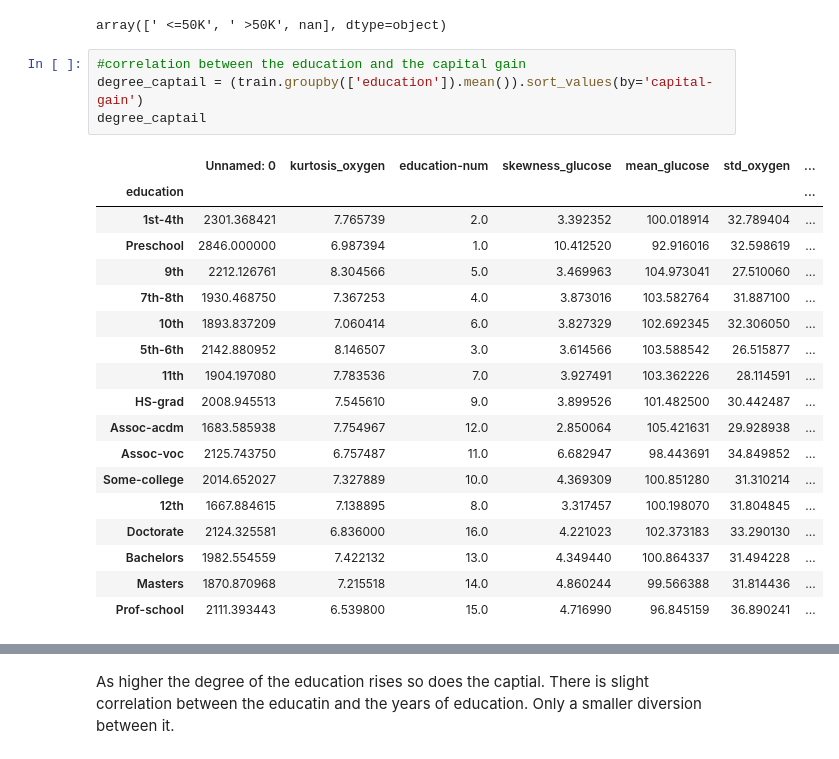
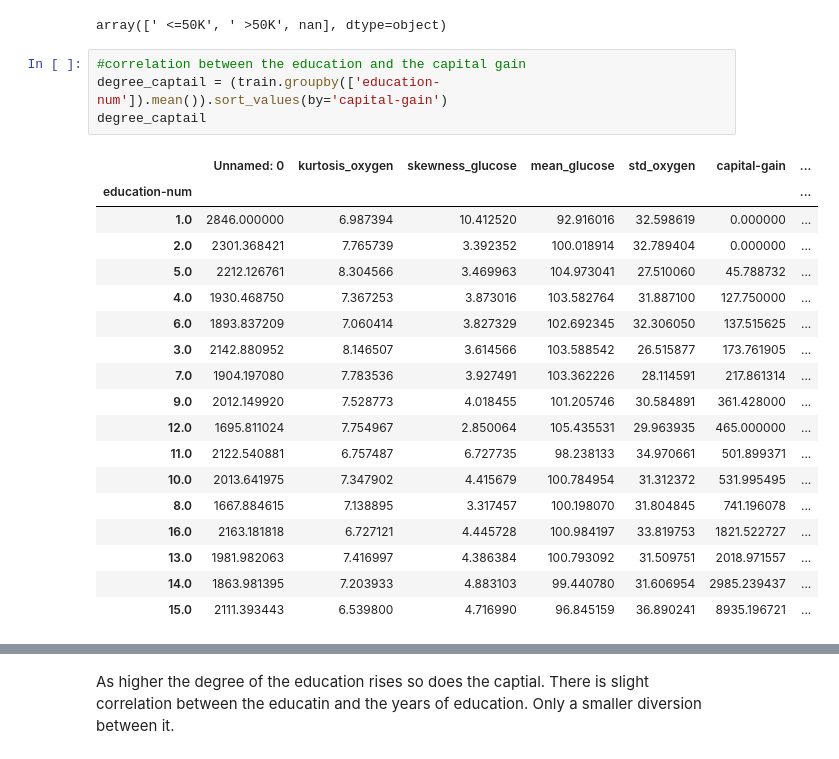
Before and after one commit to LBukai/IAU_project, a Jupyter notebook: IAU_project.ipynb, the cells around one changed output, grey strips where cells are left out. Drawn from its saved outputs; the diff is of its cells as text.

```diff
--- a/IAU_project.ipynb
+++ b/IAU_project.ipynb
@@ -88,24 +88,24 @@ pd.unique(train['income'])
 array([' <=50K', ' >50K', nan], dtype=object)
 # %%
 #correlation between the education and the capital gain
-degree_captail = (train.groupby(['education']).mean()).sort_values(by='capital-gain')
+degree_captail = (train.groupby(['education-num']).mean()).sort_values(by='capital-gain')
 degree_captail
 # %% [output]
-|  | Unnamed: 0 | kurtosis_oxygen | education-num | skewness_glucose | mean_glucose | std_oxygen | ... |
-| education |  |  |  |  |  |  | ... |
-| 1st-4th | 2301.368421 | 7.765739 | 2.0 | 3.392352 | 100.018914 | 32.789404 | ... |
-| Preschool | 2846.000000 | 6.987394 | 1.0 | 10.412520 | 92.916016 | 32.598619 | ... |
-| 9th | 2212.126761 | 8.304566 | 5.0 | 3.469963 | 104.973041 | 27.510060 | ... |
-| 7th-8th | 1930.468750 | 7.367253 | 4.0 | 3.873016 | 103.582764 | 31.887100 | ... |
-| 10th | 1893.837209 | 7.060414 | 6.0 | 3.827329 | 102.692345 | 32.306050 | ... |
-| 5th-6th | 2142.880952 | 8.146507 | 3.0 | 3.614566 | 103.588542 | 26.515877 | ... |
-| 11th | 1904.197080 | 7.783536 | 7.0 | 3.927491 | 103.362226 | 28.114591 | ... |
-| HS-grad | 2008.945513 | 7.545610 | 9.0 | 3.899526 | 101.482500 | 30.442487 | ... |
-| Assoc-acdm | 1683.585938 | 7.754967 | 12.0 | 2.850064 | 105.421631 | 29.928938 | ... |
-| Assoc-voc | 2125.743750 | 6.757487 | 11.0 | 6.682947 | 98.443691 | 34.849852 | ... |
-| Some-college | 2014.652027 | 7.327889 | 10.0 | 4.369309 | 100.851280 | 31.310214 | ... |
-| 12th | 1667.884615 | 7.138895 | 8.0 | 3.317457 | 100.198070 | 31.804845 | ... |
-| Doctorate | 2124.325581 | 6.836000 | 16.0 | 4.221023 | 102.373183 | 33.290130 | ... |
-| Bachelors | 1982.554559 | 7.422132 | 13.0 | 4.349440 | 100.864337 | 31.494228 | ... |
-| Masters | 1870.870968 | 7.215518 | 14.0 | 4.860244 | 99.566388 | 31.814436 | ... |
-| Prof-school | 2111.393443 | 6.539800 | 15.0 | 4.716990 | 96.845159 | 36.890241 | ... |
+|  | Unnamed: 0 | kurtosis_oxygen | skewness_glucose | mean_glucose | std_oxygen | capital-gain | ... |
+| education-num |  |  |  |  |  |  | ... |
+| 1.0 | 2846.000000 | 6.987394 | 10.412520 | 92.916016 | 32.598619 | 0.000000 | ... |
+| 2.0 | 2301.368421 | 7.765739 | 3.392352 | 100.018914 | 32.789404 | 0.000000 | ... |
+| 5.0 | 2212.126761 | 8.304566 | 3.469963 | 104.973041 | 27.510060 | 45.788732 | ... |
+| 4.0 | 1930.468750 | 7.367253 | 3.873016 | 103.582764 | 31.887100 | 127.750000 | ... |
+| 6.0 | 1893.837209 | 7.060414 | 3.827329 | 102.692345 | 32.306050 | 137.515625 | ... |
+| 3.0 | 2142.880952 | 8.146507 | 3.614566 | 103.588542 | 26.515877 | 173.761905 | ... |
+| 7.0 | 1904.197080 | 7.783536 | 3.927491 | 103.362226 | 28.114591 | 217.861314 | ... |
+| 9.0 | 2012.149920 | 7.528773 | 4.018455 | 101.205746 | 30.584891 | 361.428000 | ... |
+| 12.0 | 1695.811024 | 7.754967 | 2.850064 | 105.435531 | 29.963935 | 465.000000 | ... |
+| 11.0 | 2122.540881 | 6.757487 | 6.727735 | 98.238133 | 34.970661 | 501.899371 | ... |
+| 10.0 | 2013.641975 | 7.347902 | 4.415679 | 100.784954 | 31.312372 | 531.995495 | ... |
+| 8.0 | 1667.884615 | 7.138895 | 3.317457 | 100.198070 | 31.804845 | 741.196078 | ... |
+| 16.0 | 2163.181818 | 6.727121 | 4.445728 | 100.984197 | 33.819753 | 1821.522727 | ... |
+| 13.0 | 1981.982063 | 7.416997 | 4.386384 | 100.793092 | 31.509751 | 2018.971557 | ... |
+| 14.0 | 1863.981395 | 7.203933 | 4.883103 | 99.440780 | 31.606954 | 2985.239437 | ... |
+| 15.0 | 2111.393443 | 6.539800 | 4.716990 | 96.845159 | 36.890241 | 8935.196721 | ... |
```
Also changed, not shown: parts of 10 cells of this notebook.
